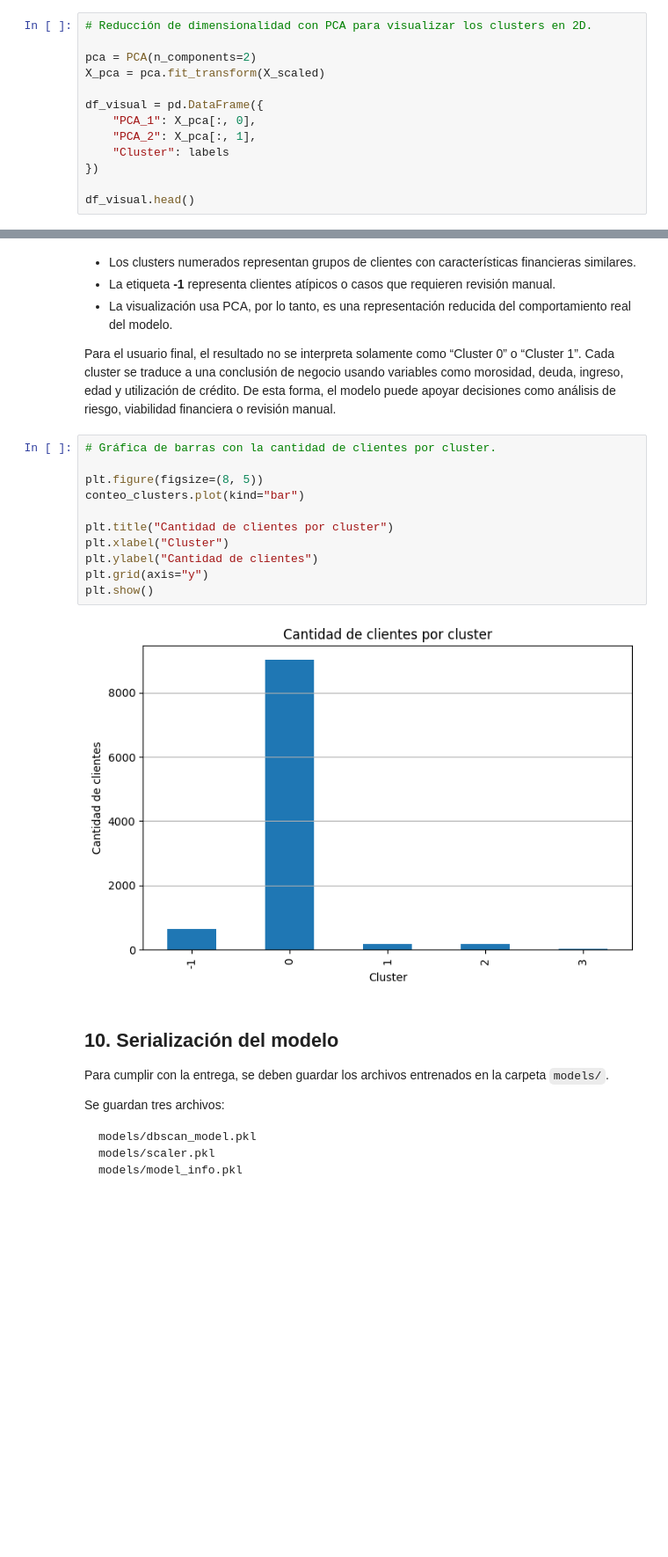
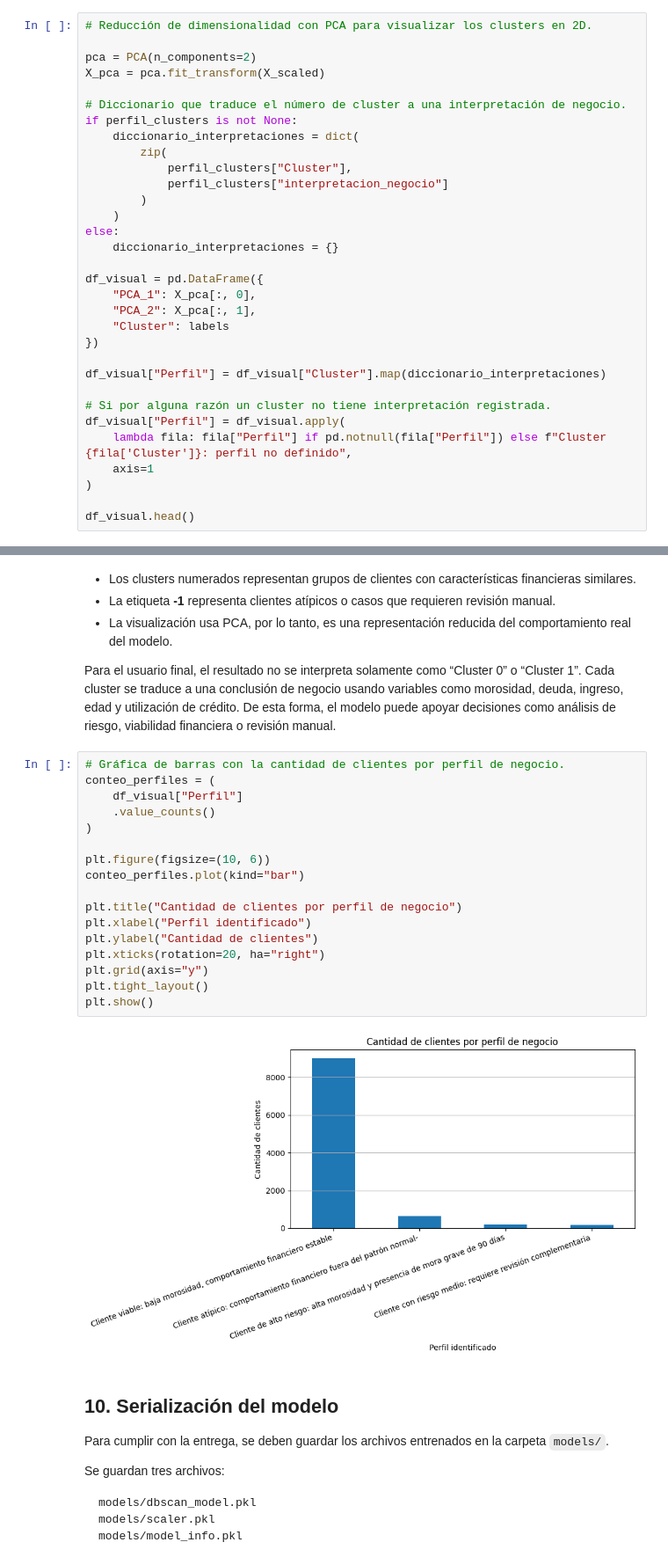
Before and after one commit to Sebasg23/Proyecto-DBSCAN, a Jupyter notebook: notebooks/Grupo2_Notebook_DBSCAN.ipynb, the cells around one changed output, grey strips where cells are left out. Shown at 88% size. Drawn from its saved outputs; the diff is of its cells as text; blank space fills up the shorter version.

```diff
--- a/notebooks/Grupo2_Notebook_DBSCAN.ipynb
+++ b/notebooks/Grupo2_Notebook_DBSCAN.ipynb
@@ -813,6 +813,17 @@ Estado del Modelo:
 
 pca = PCA(n_components=2)
 X_pca = pca.fit_transform(X_scaled)
+
+# Diccionario que traduce el número de cluster a una interpretación de negocio.
+if perfil_clusters is not None:
+    diccionario_interpretaciones = dict(
+        zip(
+            perfil_clusters["Cluster"],
+            perfil_clusters["interpretacion_negocio"]
+        )
+    )
+else:
+    diccionario_interpretaciones = {}
 
 df_visual = pd.DataFrame({
     "PCA_1": X_pca[:, 0],
@@ -820,5 +831,13 @@ df_visual = pd.DataFrame({
     "Cluster": labels
 })
 
+df_visual["Perfil"] = df_visual["Cluster"].map(diccionario_interpretaciones)
+
+# Si por alguna razón un cluster no tiene interpretación registrada.
+df_visual["Perfil"] = df_visual.apply(
+    lambda fila: fila["Perfil"] if pd.notnull(fila["Perfil"]) else f"Cluster {fila['Cluster']}: perfil no definido",
+    axis=1
+)
+
 df_visual.head()
 # %% [output]
@@ -867,18 +897,24 @@ La gráfica permite observar cómo DBSCAN separa los clientes en diferentes grup
 
 Para el usuario final, el resultado no se interpreta solamente como “Cluster 0” o “Cluster 1”. Cada cluster se traduce a una conclusión de negocio usando variables como morosidad, deuda, ingreso, edad y utilización de crédito. De esta forma, el modelo puede apoyar decisiones como análisis de riesgo, viabilidad financiera o revisión manual.
 # %%
-# Gráfica de barras con la cantidad de clientes por cluster.
+# Gráfica de barras con la cantidad de clientes por perfil de negocio.
+conteo_perfiles = (
+    df_visual["Perfil"]
+    .value_counts()
+)
 
-plt.figure(figsize=(8, 5))
-conteo_clusters.plot(kind="bar")
+plt.figure(figsize=(10, 6))
+conteo_perfiles.plot(kind="bar")
 
-plt.title("Cantidad de clientes por cluster")
-plt.xlabel("Cluster")
+plt.title("Cantidad de clientes por perfil de negocio")
+plt.xlabel("Perfil identificado")
 plt.ylabel("Cantidad de clientes")
+plt.xticks(rotation=20, ha="right")
 plt.grid(axis="y")
+plt.tight_layout()
 plt.show()
 # %% [output]
-[figure, old version]
+[figure, new version]
 # %% [markdown]
 ## 10. Serialización del modelo
 
```
Also changed, not shown: parts of 3 cells of this notebook, 1 other file.
